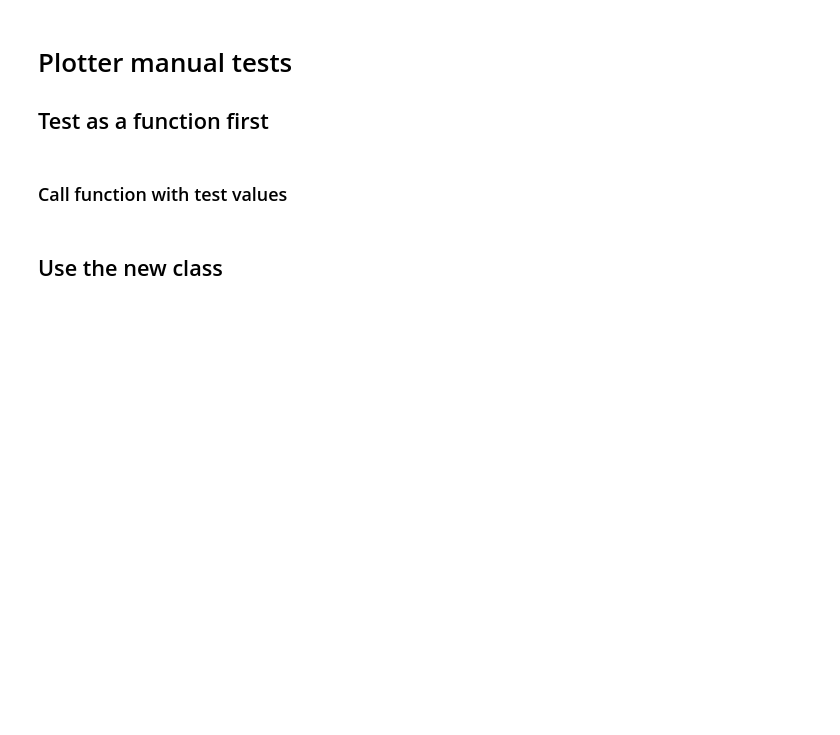
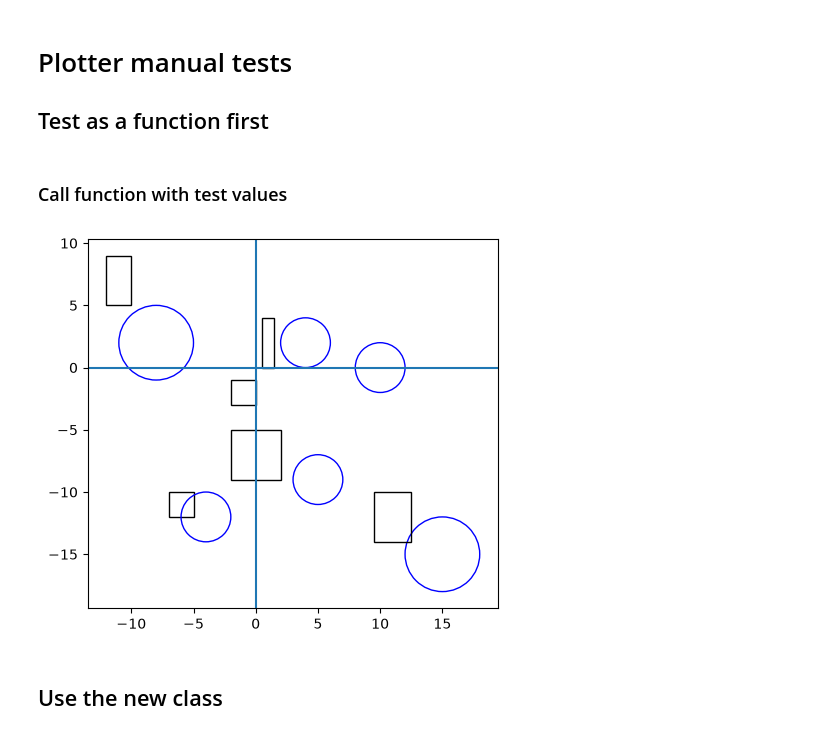
Before and after one commit to linusagren/lab2_geometry_oop, a Jupyter notebook: test_shape2dplotter.ipynb, the cells around one changed output. Drawn from its saved outputs; the diff is of its cells as text; code cells hidden in the pictures; blank space fills up the shorter version.

Commit message:
add further manual shape2dplotter tests, remove accidental f-string and () in shape2dplotter

```diff
--- a/test_shape2dplotter.ipynb
+++ b/test_shape2dplotter.ipynb
@@ -51,13 +51,15 @@ def plot2d(*shapes: Circle | Rectangle) -> tuple[plt.Figure, plt.Axes]:
 # %%
 import random as rnd
 
 shapes = []
 
 for i in range(6):
     shapes.append(Rectangle(rnd.randint(1, 4), rnd.randint(1, 4), rnd.randint(-15, 15), rnd.randint(-15, 15)))
     shapes.append(Circle(rnd.randint(2, 4), rnd.randint(-15, 15), rnd.randint(-15, 15)))
 
-#plot2d(*shapes)
+plot2d(*shapes)
+# %% [output]
+[figure, added]
 # %% [markdown]
 ## Use the new class
 # %%
```
Also changed, not shown: parts of 14 cells of this notebook, 1 other file.
